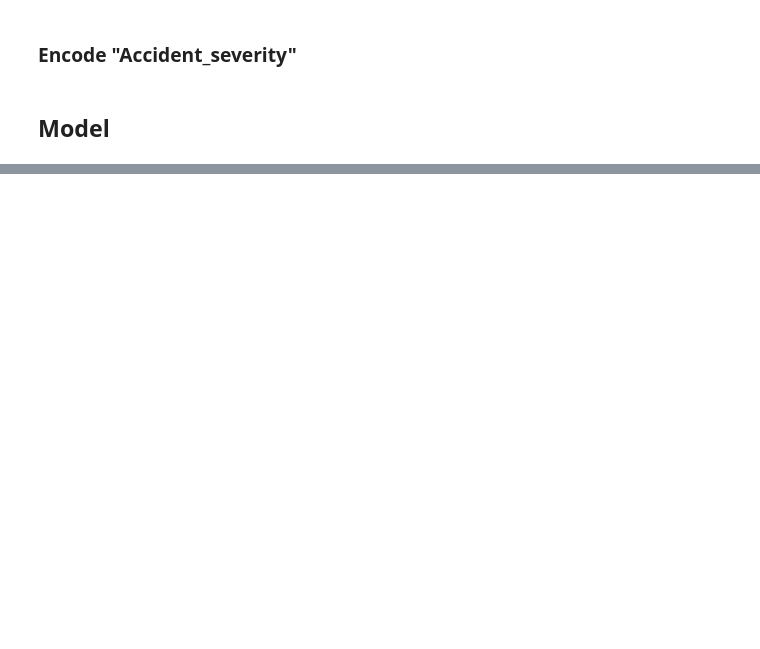
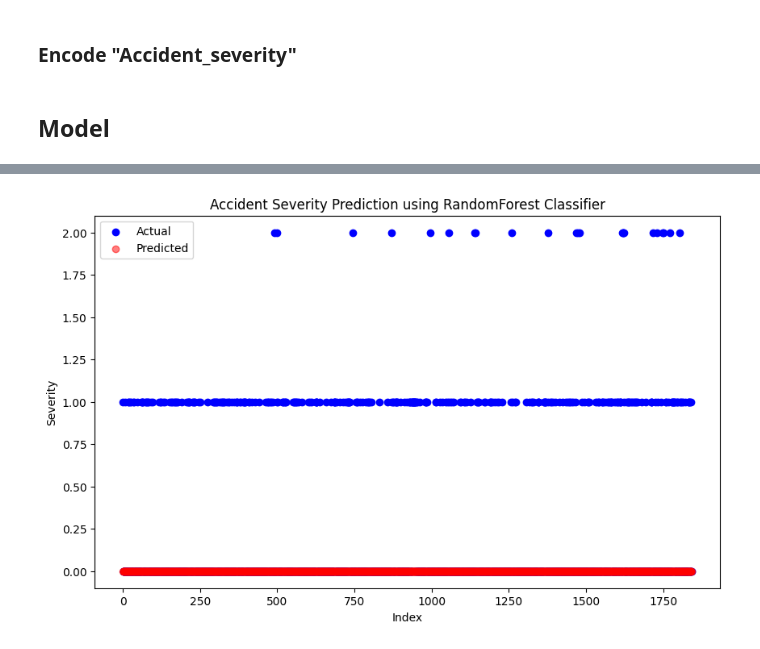
Before and after one commit to kaihochak/indian-road-analytics, a Jupyter notebook: kais-on-q1.ipynb, the cells around one changed output, grey strips where cells are left out. Drawn from its saved outputs; the diff is of its cells as text; code cells hidden in the pictures; blank space fills up the shorter version.

Commit message:
analysis graph

```diff
--- a/kais-on-q1.ipynb
+++ b/kais-on-q1.ipynb
@@ -1308,0 +1308,58 @@ only showing top 20 rows
+# %%
+import matplotlib.pyplot as plt
+import numpy as np
+from pyspark.ml.feature import VectorAssembler, StringIndexer
+from pyspark.ml.classification import RandomForestClassifier
+from pyspark.ml.evaluation import MulticlassClassificationEvaluator
+
+if 'label' in df.columns:
+    df = df.drop('label')
+
+# Encode the label column if necessary
+labelIndexer = StringIndexer(inputCol="Accident_severity", outputCol="label")
+df = labelIndexer.fit(df).transform(df)
+
+# Assemble the features
+assembler = VectorAssembler(inputCols=[
+    'Weather_conditions_Encoded', 'Light_conditions_Encoded', 'Road_surface_conditions_Encoded',
+    'Type_of_vehicle_Encoded', 'Area_accident_occured_Encoded', 'Day_of_week_numeric', 'Hour'
+], outputCol="features")
+df_assembled = assembler.transform(df)
+
+
+# Split the data into training and test sets
+train, test = df_assembled.randomSplit([0.7, 0.3], seed=42)
+
+# Create the RandomForestClassifier model
+rf = RandomForestClassifier(featuresCol="features", labelCol="label", numTrees=20, maxDepth=10, maxBins=32, minInstancesPerNode=2, seed=42)
+
+# Fit the model on the training data
+model = rf.fit(train)
+
+# Make predictions on the test data
+predictions = model.transform(test)
+
+# Select the necessary columns for plotting
+# Here, we are assuming 'prediction' and 'label' are already columns in the predictions DataFrame.
+# We also need a column to plot on the x-axis; in this case, we'll create an index to use.
+predictions = predictions.withColumn("index", monotonically_increasing_id())
+
+# Convert to Pandas DataFrame for plotting
+pandas_df = predictions.select("index", "label", "prediction").toPandas()
+
+# Plotting
+plt.figure(figsize=(10, 6))
+
+# Plot actual values
+plt.scatter(pandas_df["index"], pandas_df["label"], color='blue', label='Actual')
+
+# Plot predicted values
+plt.scatter(pandas_df["index"], pandas_df["prediction"], color='red', label='Predicted', alpha=0.5)
+
+plt.title('Accident Severity Prediction using RandomForest Classifier')
+plt.xlabel('Index')
+plt.ylabel('Severity')
+plt.legend()
+plt.show()
+# %% [output]
+[figure, added]
```
Also changed, not shown: parts of 15 cells of this notebook.
